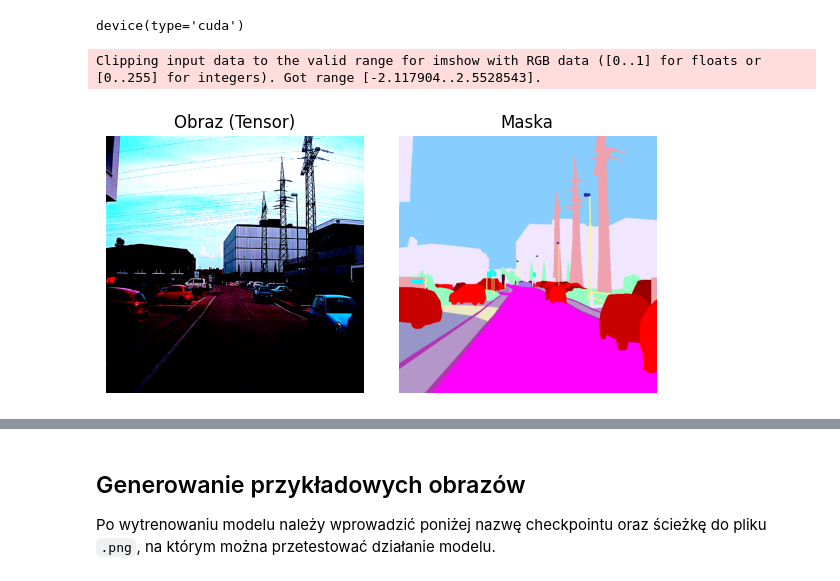
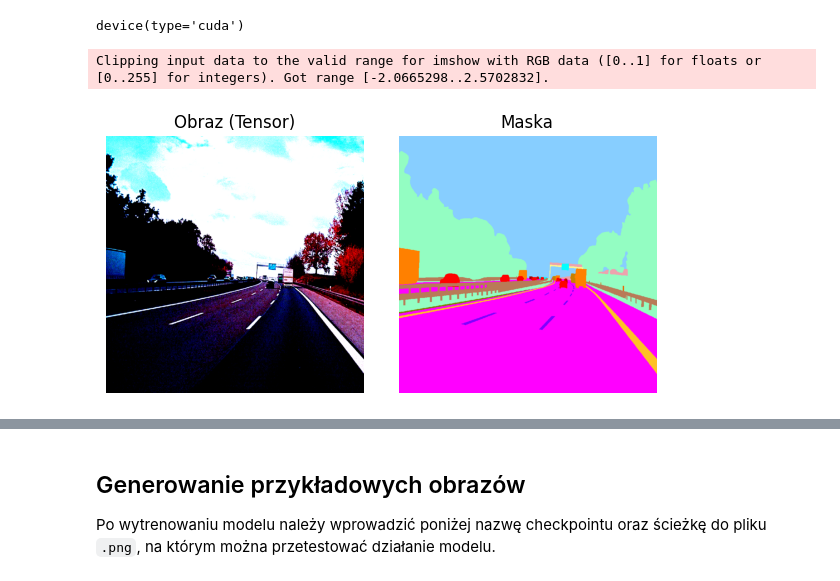
Before and after one commit to prax19/masters-project, a Jupyter notebook: usage_notebook.ipynb, the cells around one changed output, grey strips where cells are left out. Drawn from its saved outputs; the diff is of its cells as text; code cells hidden in the pictures.

```diff
--- a/usage_notebook.ipynb
+++ b/usage_notebook.ipynb
@@ -29,8 +25,13 @@ device(type='cuda')
 }
 </style>
 # %%
+import os
+import random
+
 import torchvision.transforms.v2 as v2
 from torchvision.transforms import InterpolationMode
+
+from A2D2Dataset import A2D2SegmentationDataset
 
 # transformacje geometryczne
 transforms_geo = v2.Compose([
@@ -45,49 +46,69 @@ transforms_img = v2.Compose([
     v2.Normalize(mean=[0.485, 0.456, 0.406], std=[0.229, 0.224, 0.225])
 ])
 
+root_dir = ".\\data\\camera_lidar_semantic\\"
+all_scenes = sorted(
+    [d for d in os.listdir(root_dir)
+     if os.path.isdir(os.path.join(root_dir, d))]
+)
+
+random.seed(42)
+all_scenes_copy = all_scenes.copy()
+random.shuffle(all_scenes_copy)
+train_scenes = all_scenes_copy[:17]
+val_scenes   = all_scenes_copy[17:]
+
 # wczytanie datasetu
-dataset = A2D2SegmentationDataset(
+train_dataset = A2D2SegmentationDataset(
     root_dir=".\\data\\camera_lidar_semantic\\",
-    scenes=None,
+    scenes=train_scenes,
     camera="cam_front_center",
-    with_pointcloud=False,
     with_meta=False,
     transforms_geo=transforms_geo,
     transforms_img=transforms_img
 )
+
+test_dataset = A2D2SegmentationDataset(
+    root_dir=".\\data\\camera_lidar_semantic\\",
+    scenes=val_scenes,
+    camera="cam_front_center",
+    with_meta=False,
+    transforms_geo=transforms_geo,
+    transforms_img=transforms_img
+)
 # %%
-item = dataset[10]
+item = test_dataset[10]
 image = item['image']    # Tensor [C,H,W]
 label = item['label']    # LongTensor [H,W] z indeksami klas
 
 fig, ax = plt.subplots(1, 2, figsize=(6, 3))
 
 # obraz (permutacja [C,H,W] → [H,W,C])
 img_np = image.permute(1, 2, 0).cpu().numpy()
 ax[0].imshow(img_np)
 ax[0].set_title("Obraz (Tensor)")
 ax[0].axis("off")
 
 # kolorowanie maski
-class_id_to_rgb = {v: k for k, v in dataset.PALETTE.items()}
+class_id_to_rgb = {v: k for k, v in test_dataset.PALETTE.items()}
 
 lbl_np = label.cpu().numpy()    # [H, W] z wartościami od 0 do (num_classes-1)
 H, W = lbl_np.shape
 mask_rgb = np.zeros((H, W, 3), dtype=np.uint8)
 
 # łączenie maski
 for cls_id, rgb in class_id_to_rgb.items():
     mask_rgb[lbl_np == cls_id] = rgb
 
 ax[1].imshow(mask_rgb)
 ax[1].set_title("Maska")
 ax[1].axis("off")
 
 # wyświetlenie
 plt.tight_layout()
 plt.show()
 # %% [output]
-Clipping input data to the valid range for imshow with RGB data ([0..1] for floats or [0..255] for integers). Got range [-2.117904..2.5528543].
+Clipping input data to the valid range for imshow with RGB data ([0..1] for floats or [0..255] for integers). Got range [-2.0665298..2.5702832].
-[figure, old version]
+[figure, new version]
 # %%
 from torchvision.models.segmentation import deeplabv3_resnet50, DeepLabV3_ResNet50_Weights
```
Also changed, not shown: parts of 4 cells of this notebook, 3 other files.
